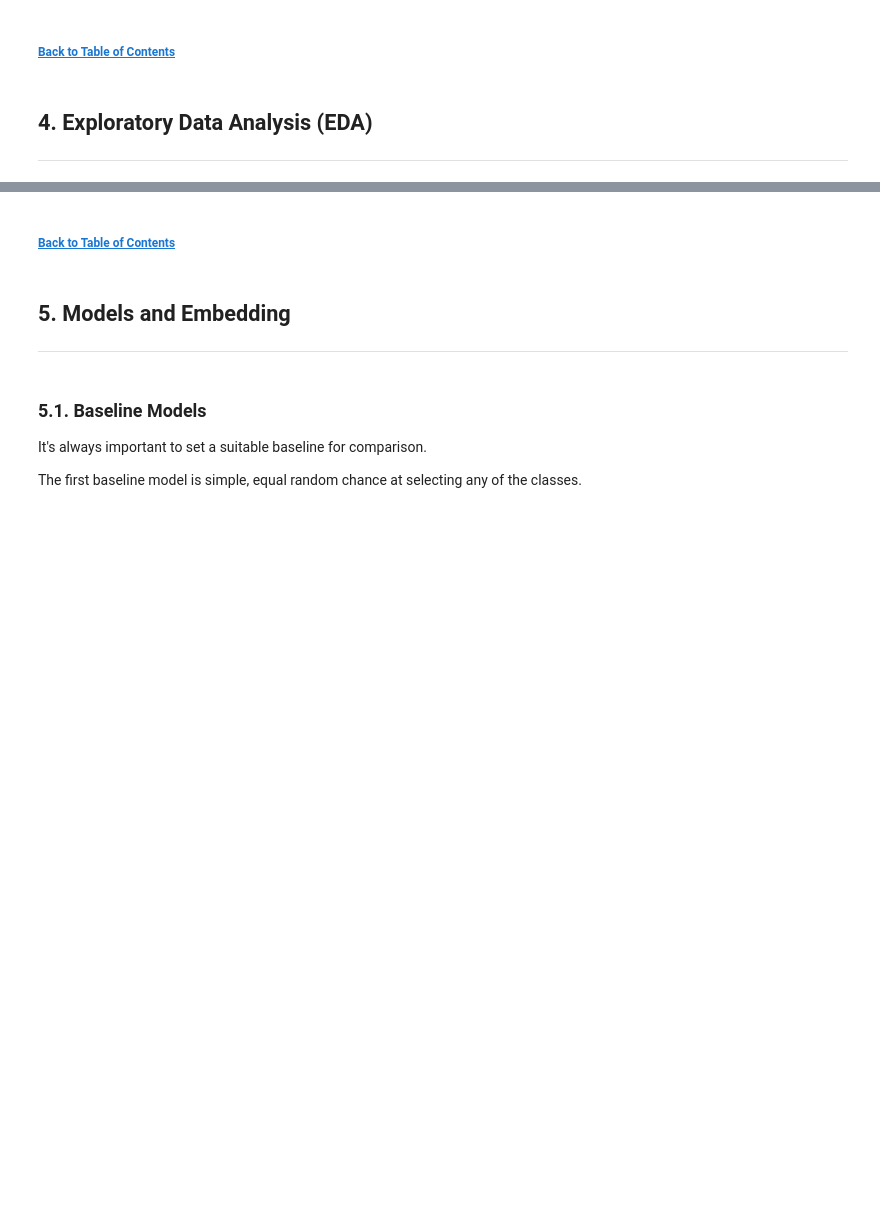
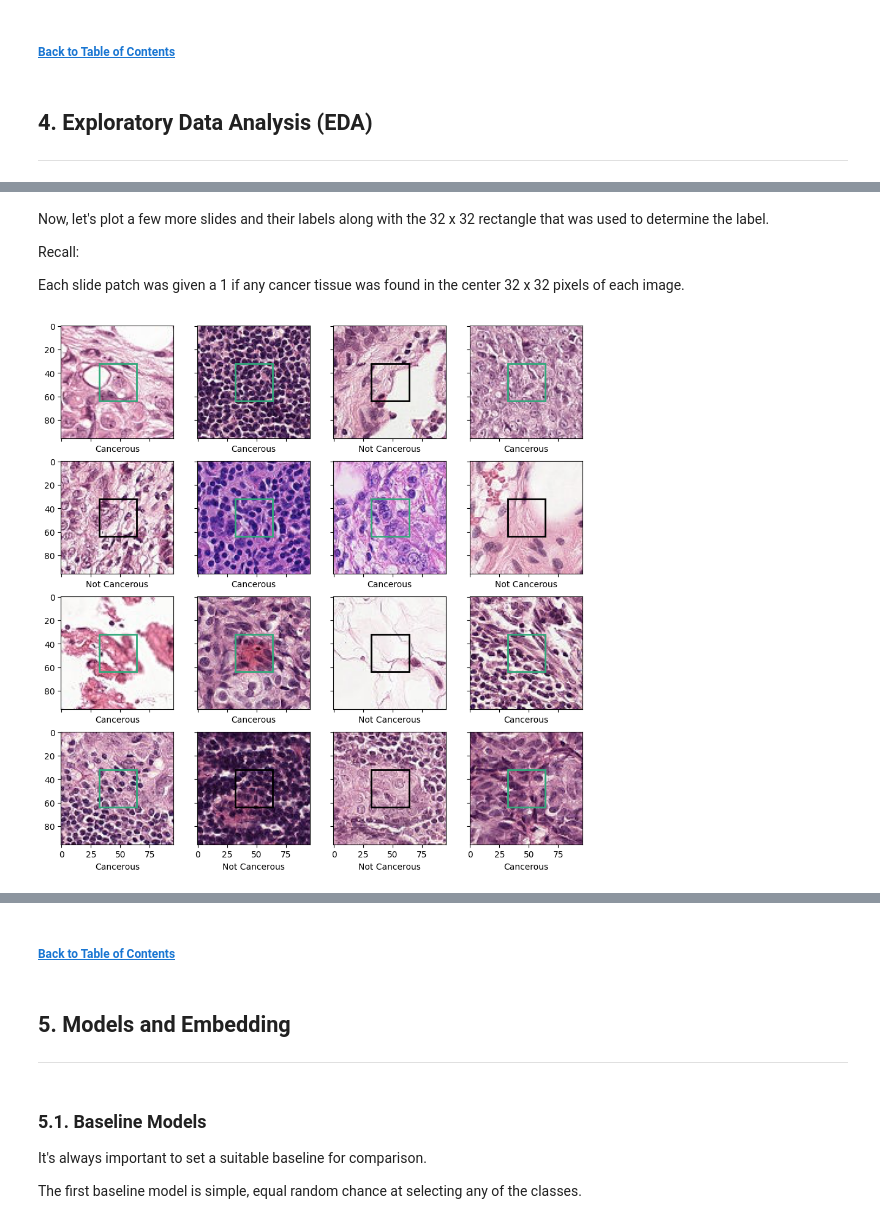
Before and after one commit to chill0121/Kaggle_Projects, a Jupyter notebook: Cancer_Detection_Histopathology/Cancer_Detection_Histopathology.ipynb, the cells around one changed output, grey strips where cells are left out. Saved outputs shown, nothing was run; the diff lists cells and outputs as text; code cells hidden in the pictures; blank space fills up the shorter version.

```diff
--- a/Cancer_Detection_Histopathology/Cancer_Detection_Histopathology.ipynb
+++ b/Cancer_Detection_Histopathology/Cancer_Detection_Histopathology.ipynb
@@ -260,0 +271,20 @@ Unfortunately, there are also 20 duplicate tweets in the testing set. Since the
+# %% [markdown]
+Now, let's plot a few more slides and their labels along with the 32 x 32 rectangle that was used to determine the label.
+
+Recall:
+
+Each slide patch was given a 1 if any cancer tissue was found in the center 32 x 32 pixels of each image.
+# %%
+fig, ax = plt.subplots(4, 4, figsize = (11, 11), sharex = True, sharey = True)
+for i in range(16):
+    label = y_train.label.to_numpy()[i]
+
+    ax[i//4, i%4].imshow(Image.fromarray(X_train[i].astype(np.uint8))) # PIL requires uint8.
+    # Create rectangle for center 32 x 32 pixels to show cancer detection label.
+    cancer_rect = patches.Rectangle((32, 32), 32, 32, linewidth = 2, facecolor = 'none',
+                                    edgecolor = class_cmap['Cancerous'] if label == 1 else class_cmap['Not Cancerous'])
+    ax[i%4, i//4].add_patch(cancer_rect)
+    ax[i%4, i//4].set_xlabel(y_train.label_str.to_numpy()[i])
+plt.show()
+# %% [output]
+[figure, added]
```
Also changed, not shown: parts of 37 cells of this notebook.
